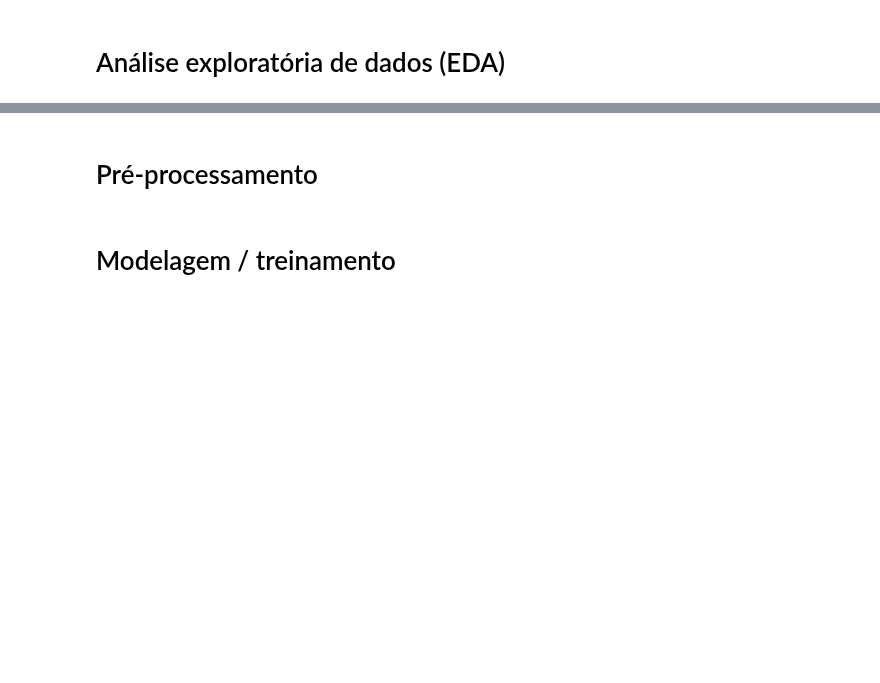
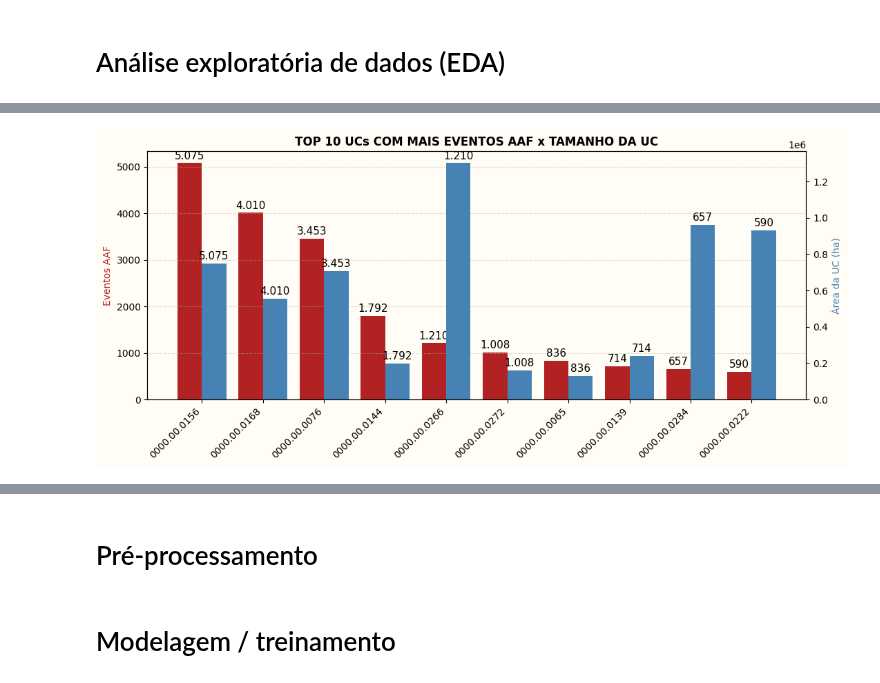
Before and after one commit to AndersonAlvesCoelho/pyroregions-classification, a Jupyter notebook: pyroregions_ucs.ipynb, the cells around one changed output, grey strips where cells are left out. Saved outputs shown, nothing was run; the diff lists cells and outputs as text; code cells hidden in the pictures; blank space fills up the shorter version.

```diff
--- a/pyroregions_ucs.ipynb
+++ b/pyroregions_ucs.ipynb
@@ -468,0 +806,34 @@ for f in os.listdir(OUTPUTS_DIR):
+# %%
+# Top 10 UCs por eventos, comparadas ao tamanho (área total) da UC
+
+top10_events_size = (
+    aaf_events_unique.groupby('cnuc').size().rename('n_events')
+    .reset_index()
+    .merge(gdf_ucs_metric, on='cnuc', how='left')
+    .nlargest(10, 'n_events')
+)
+
+fig, ax1 = plt.subplots(figsize=(11, 5))
+fig.patch.set_facecolor('#FFFDF5')
+ax1.set_facecolor('#FFFDF5')
+
+x = np.arange(len(top10_events_size))
+width = 0.4
+
+bars1 = ax1.bar(x - width/2, top10_events_size['n_events'], width, color='firebrick', label='Eventos AAF')
+ax1.bar_label(bars1, labels=format_thousands(top10_events_size['n_events']), fontsize=11, padding=2)
+ax1.set_ylabel('Eventos AAF', color='firebrick')
+ax1.set_xticks(x)
+ax1.set_xticklabels(top10_events_size['cnuc'], rotation=45, ha='right')
+ax1.grid(axis='y', linestyle='--', alpha=0.4)
+
+ax2 = ax1.twinx()
+bars2 = ax2.bar(x + width/2, top10_events_size['areahaalb'], width, color='steelblue', label='Área da UC (ha)')
+ax2.bar_label(bars2, labels=format_thousands(top10_events_size['n_events']), fontsize=11, padding=2)
+ax2.set_ylabel('Área da UC (ha)', color='steelblue')
+
+plt.title('TOP 10 UCs COM MAIS EVENTOS AAF x TAMANHO DA UC', fontweight='bold')
+fig.tight_layout()
+plt.show()
+# %% [output]
+[figure, added]
```
Also changed, not shown: parts of 64 cells of this notebook.
